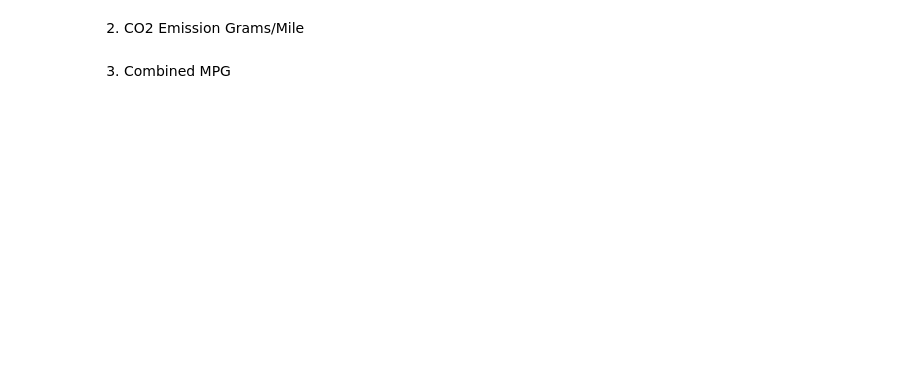
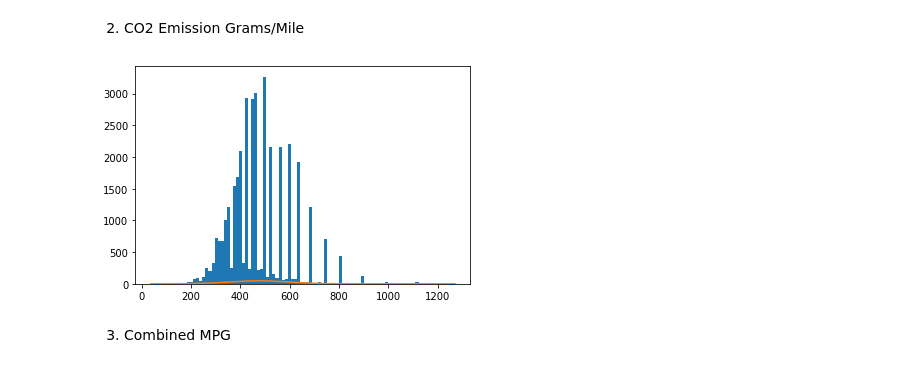
Before and after one commit to ta-data-lis/lab-probability-distributions, a Jupyter notebook: your-code/continuous.ipynb, the cells around one changed output. Saved outputs shown, nothing was run; the diff lists cells and outputs as text; code cells hidden in the pictures; blank space fills up the shorter version.

```diff
--- a/your-code/continuous.ipynb
+++ b/your-code/continuous.ipynb
@@ -83,3 +150,8 @@ Then plot the histograms for the following variables:
+# %%
+# your code here
+plt.hist('CO2 Emission Grams/Mile', data=ds, bins=100)
+# %% [output]
+[figure, added]
 # %% [markdown]
 3. Combined MPG
 # %%
```
Also changed, not shown: parts of 25 cells of this notebook.
